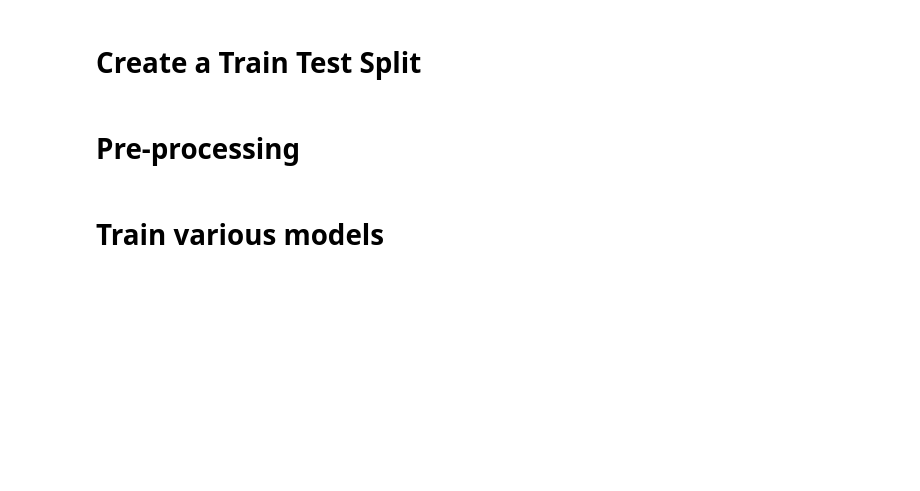
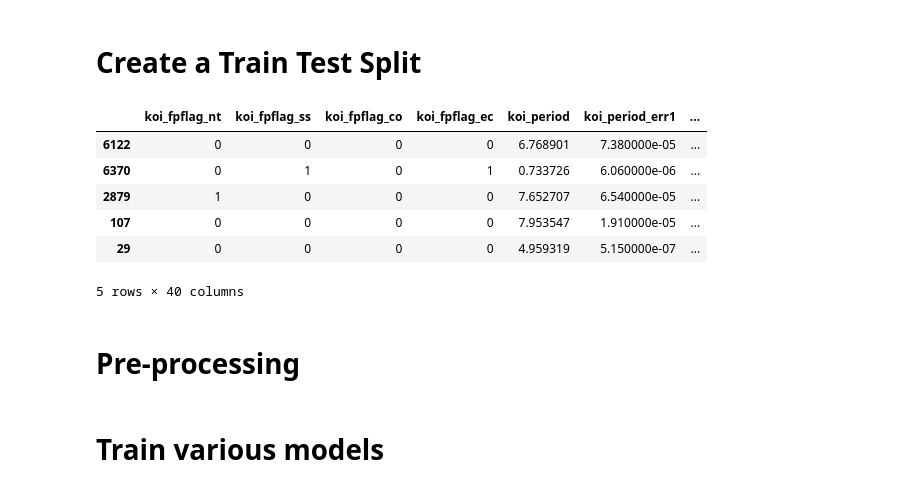
Before and after one commit to kramskb1/Exoplanet-Exploration-machine-learning-challenge, a Jupyter notebook: ml.ipynb, the cells around one changed output. Drawn from its saved outputs; the diff is of its cells as text; code cells hidden in the pictures; blank space fills up the shorter version.

```diff
--- a/ml.ipynb
+++ b/ml.ipynb
@@ -71,6 +91,19 @@ df.describe()
 # Drop *unimportant, irrelevant, or duplicate columns
 # %% [markdown]
 # Create a Train Test Split
+# %%
+from sklearn.model_selection import train_test_split
+X_train, X_test, y_train, y_test = train_test_split(data, target, random_state=42)
+# %%
+X_train.head()
+# %% [output]
+|  | koi_fpflag_nt | koi_fpflag_ss | koi_fpflag_co | koi_fpflag_ec | koi_period | koi_period_err1 | ... |
+| 6122 | 0 | 0 | 0 | 0 | 6.768901 | 7.380000e-05 | ... |
+| 6370 | 0 | 1 | 0 | 1 | 0.733726 | 6.060000e-06 | ... |
+| 2879 | 1 | 0 | 0 | 0 | 7.652707 | 6.540000e-05 | ... |
+| 107 | 0 | 0 | 0 | 0 | 7.953547 | 1.910000e-05 | ... |
+| 29 | 0 | 0 | 0 | 0 | 4.959319 | 5.150000e-07 | ... |
+5 rows × 40 columns
 # %% [markdown]
 # Pre-processing
 # %%
```
Also changed, not shown: parts of 3 cells of this notebook.
